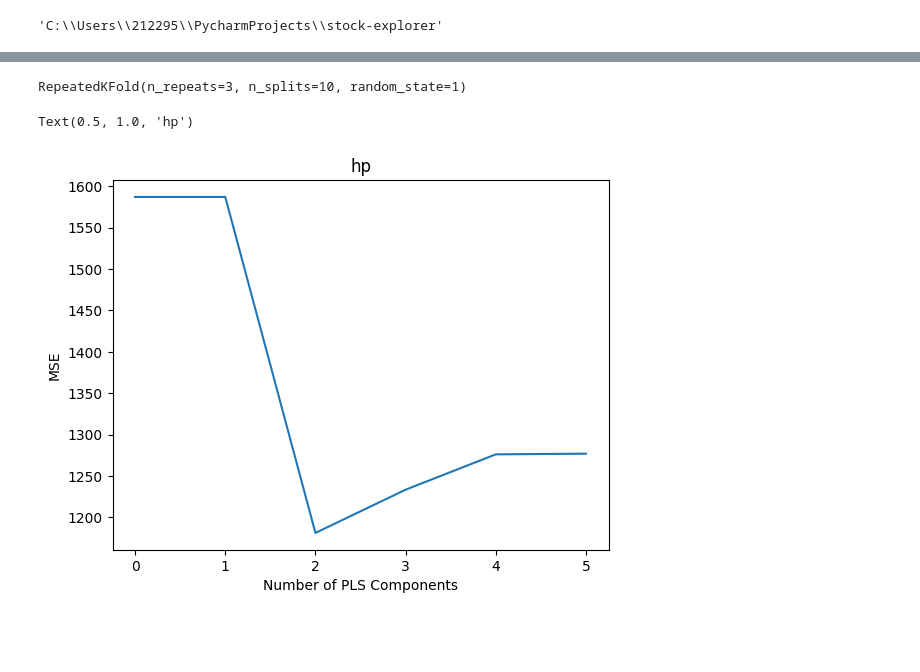
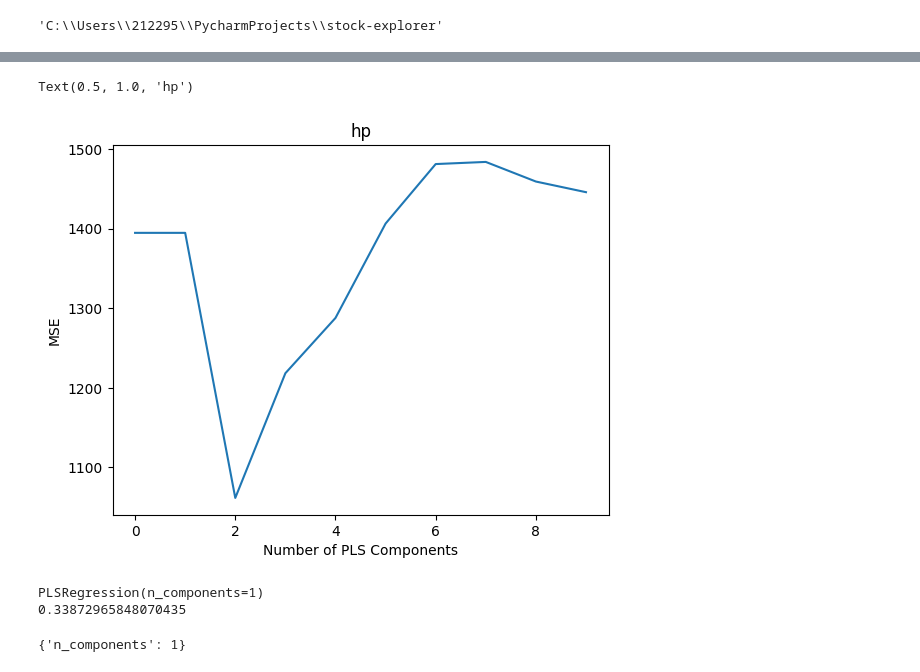
Before and after one commit to bitwalk123/stock-explorer, a Jupyter notebook: snippets/test_pls_n_comp.ipynb, the cells around one changed output, grey strips where cells are left out. Drawn from its saved outputs; the diff is of its cells as text; code cells hidden in the pictures; blank space fills up the shorter version.

```diff
--- a/snippets/test_pls_n_comp.ipynb
+++ b/snippets/test_pls_n_comp.ipynb
@@ -27,7 +27,7 @@ data_full = pd.read_csv(url)
 
 #select subset of data
 data = data_full[["mpg", "disp", "drat", "wt", "qsec", "hp"]]
+data = data_full.iloc[:, 1:len(data_full.index)]
 
-#view first six rows of data
-data.head()
+data
 # %% [output]
@@ -40,40 +51,31 @@ data.head()
-# %%
-# define predictor and response variables
-X = data[["mpg", "disp", "drat", "wt", "qsec"]]
-y = data[["hp"]]
-
-# define cross-validation method
-cv = RepeatedKFold(n_splits=10, n_repeats=3, random_state=1)
-cv
-# %% [output]
-RepeatedKFold(n_repeats=3, n_splits=10, random_state=1)
 # %%
-#define predictor and response variables
-X = data[["mpg", "disp", "drat", "wt", "qsec"]]
+# define predictor and response variables
+#X = data[["mpg", "disp", "drat", "wt", "qsec"]]
+X = data[["mpg", "cyl", "disp", "drat", "wt", "qsec", "vs", "am", "gear", "carb"]]
 y = data[["hp"]]
 
-#define cross-validation method
+# define cross-validation method
 cv = RepeatedKFold(n_splits=10, n_repeats=3, random_state=1)
 
 mse = []
 n = len(X)
 
 # Calculate MSE with only the intercept
 # score = -1 * model_selection.cross_val_score(PLSRegression(n_components=1), np.ones((n,1)), y, cv=cv, scoring='neg_mean_squared_error').mean()
 score = -1 * model_selection.cross_val_score(PLSRegression(n_components=1), scale(X), y, cv=cv, scoring='neg_mean_squared_error').mean()
 mse.append(score)
 
 # Calculate MSE using cross-validation, adding one component at a time
-for i in np.arange(1, 6):
+for i in np.arange(1, 10):
     pls = PLSRegression(n_components=i)
     score = -1 * model_selection.cross_val_score(pls, scale(X), y, cv=cv, scoring='neg_mean_squared_error').mean()
     mse.append(score)
 
 #plot test MSE vs. number of components
 plt.plot(mse)
 plt.xlabel('Number of PLS Components')
 plt.ylabel('MSE')
 plt.title('hp')
 # %% [output]
 Text(0.5, 1.0, 'hp')
-[figure, old version]
+[figure, new version]
@@ -79,0 +107,10 @@ Text(0.5, 1.0, 'hp')
+# %%
+# define cross-validation method
+# cv = RepeatedKFold(n_splits=10, n_repeats=3, random_state=1)
+
+pls = PLSRegression()
+get_optimal_n_comp(pls, scale(X), y, min(len(X), len(X.columns)), cv)
+# %% [output]
+PLSRegression(n_components=1)
+0.33872965848070435
+{'n_components': 1}
```
Also changed, not shown: parts of 2 cells of this notebook, 2 other files.
